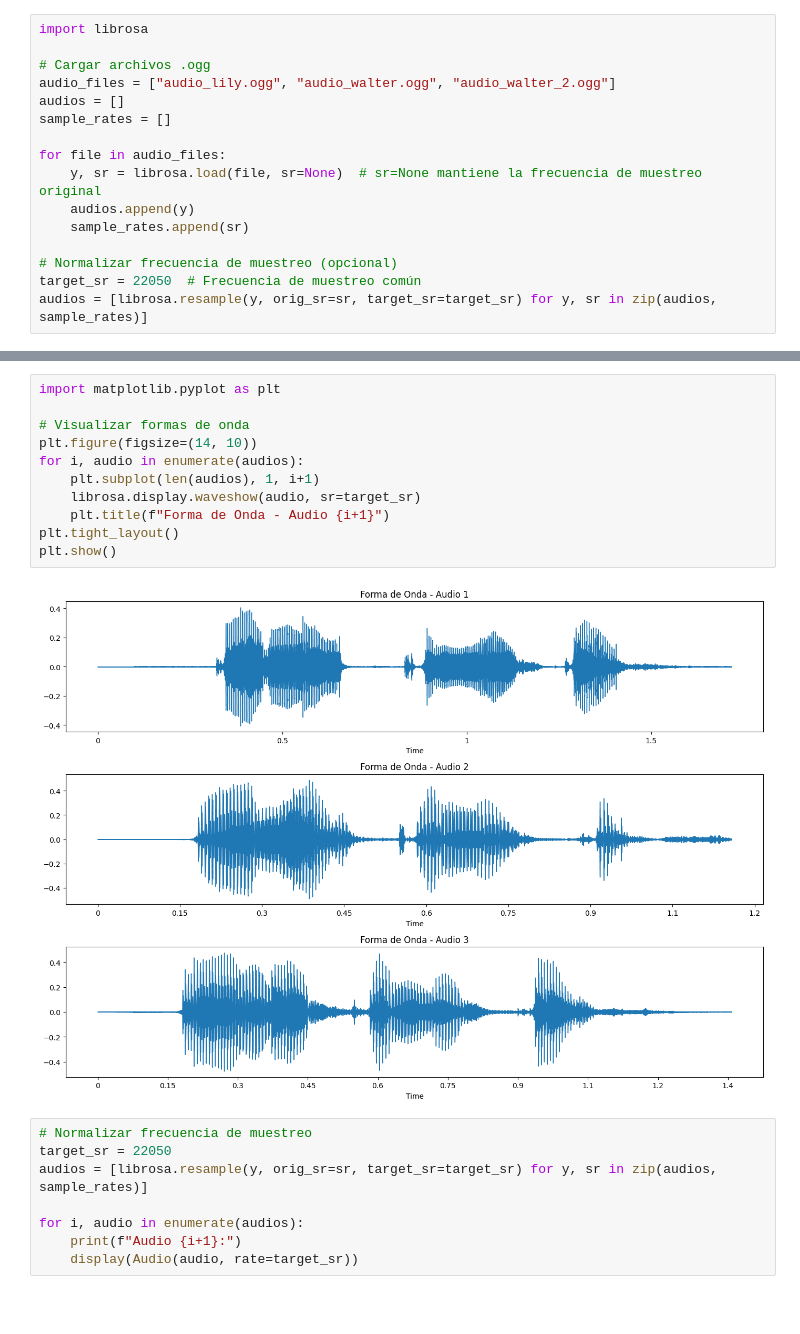
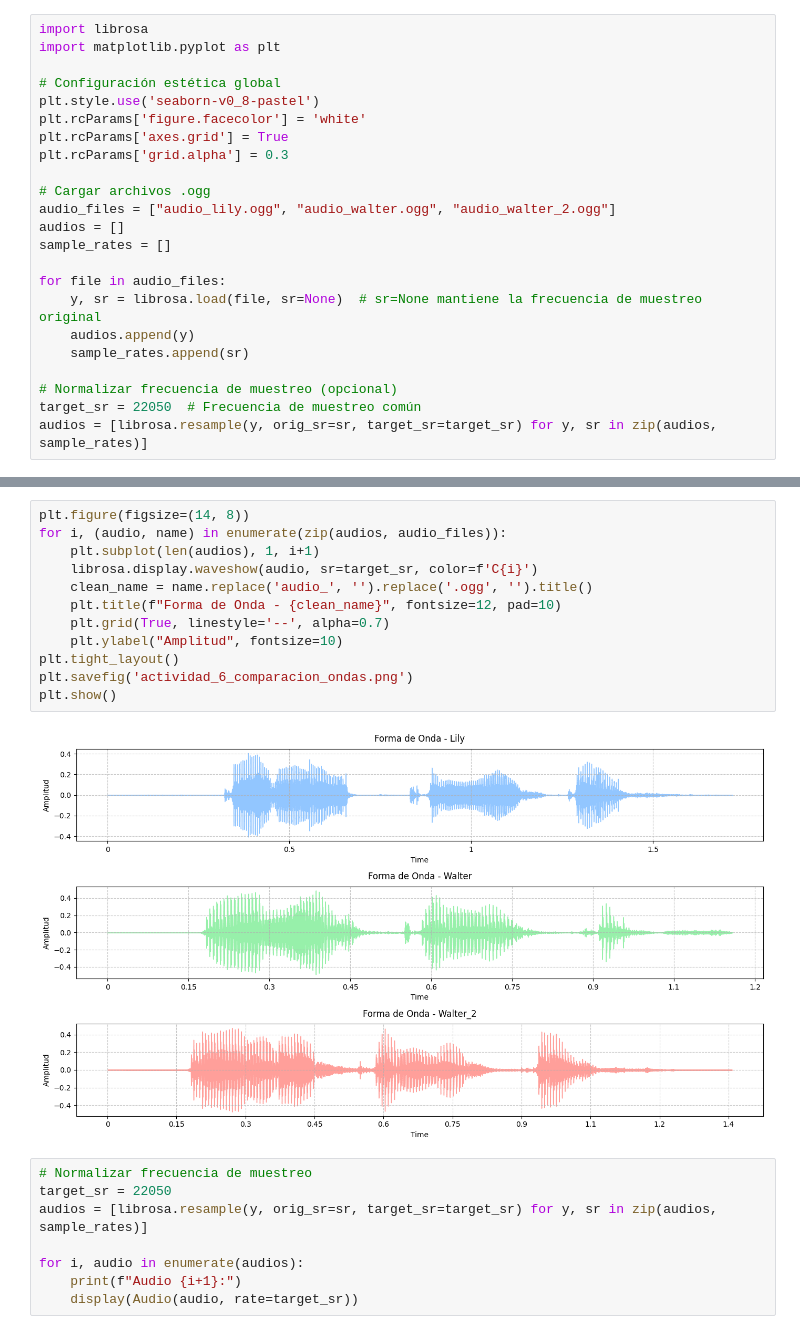
Before and after one commit to Wamach/MCD_PYCD, a Jupyter notebook: Tareas/Tarea 6/Actividad_6.ipynb, the cells around one changed output, grey strips where cells are left out. Cells and saved outputs as stored; diff of their text form; blank space fills up the shorter version.

```diff
--- a/Tareas/Tarea 6/Actividad_6.ipynb
+++ b/Tareas/Tarea 6/Actividad_6.ipynb
@@ -1,5 +1,12 @@
 # %%
 import librosa
+import matplotlib.pyplot as plt
+
+# Configuración estética global
+plt.style.use('seaborn-v0_8-pastel')
+plt.rcParams['figure.facecolor'] = 'white'
+plt.rcParams['axes.grid'] = True
+plt.rcParams['grid.alpha'] = 0.3
 
 # Cargar archivos .ogg
 audio_files = ["audio_lily.ogg", "audio_walter.ogg", "audio_walter_2.ogg"]
@@ -27,19 +34,20 @@ Audio 2:
 [interactive output not drawn]
 Audio 3:
 [interactive output not drawn]
-# %%
-import matplotlib.pyplot as plt
-
-# Visualizar formas de onda
-plt.figure(figsize=(14, 10))
-for i, audio in enumerate(audios):
-    plt.subplot(len(audios), 1, i+1)
-    librosa.display.waveshow(audio, sr=target_sr)
-    plt.title(f"Forma de Onda - Audio {i+1}")
-plt.tight_layout()
-plt.show()
-# %% [output]
-[figure, removed]
+# %%
+plt.figure(figsize=(14, 8))
+for i, (audio, name) in enumerate(zip(audios, audio_files)):
+    plt.subplot(len(audios), 1, i+1)
+    librosa.display.waveshow(audio, sr=target_sr, color=f'C{i}')
+    clean_name = name.replace('audio_', '').replace('.ogg', '').title()
+    plt.title(f"Forma de Onda - {clean_name}", fontsize=12, pad=10)
+    plt.grid(True, linestyle='--', alpha=0.7)
+    plt.ylabel("Amplitud", fontsize=10)
+plt.tight_layout()
+plt.savefig('actividad_6_comparacion_ondas.png')
+plt.show()
+# %% [output]
+[figure, added]
 # %%
 # Normalizar frecuencia de muestreo
 target_sr = 22050
```
Also changed, not shown: parts of 11 cells of this notebook, 10 other files.
